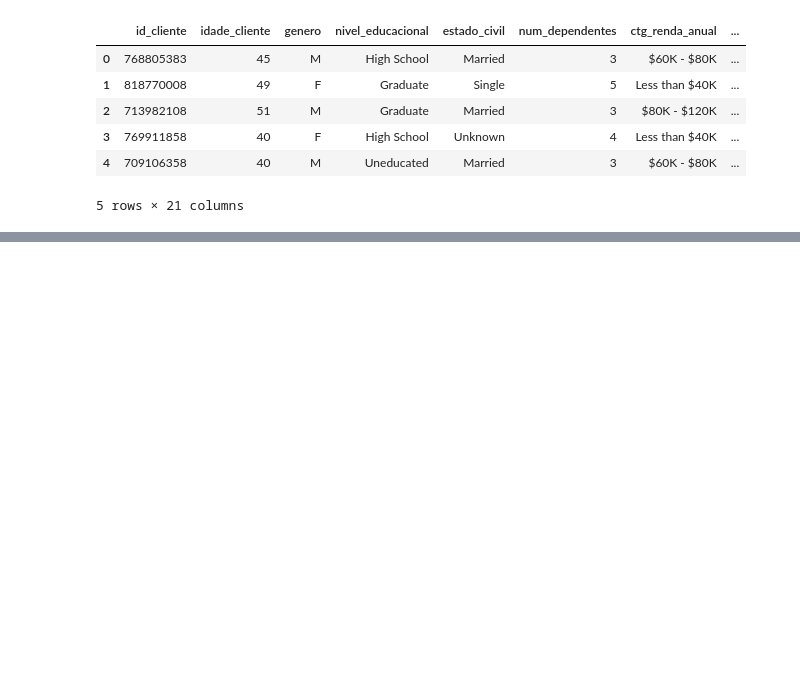
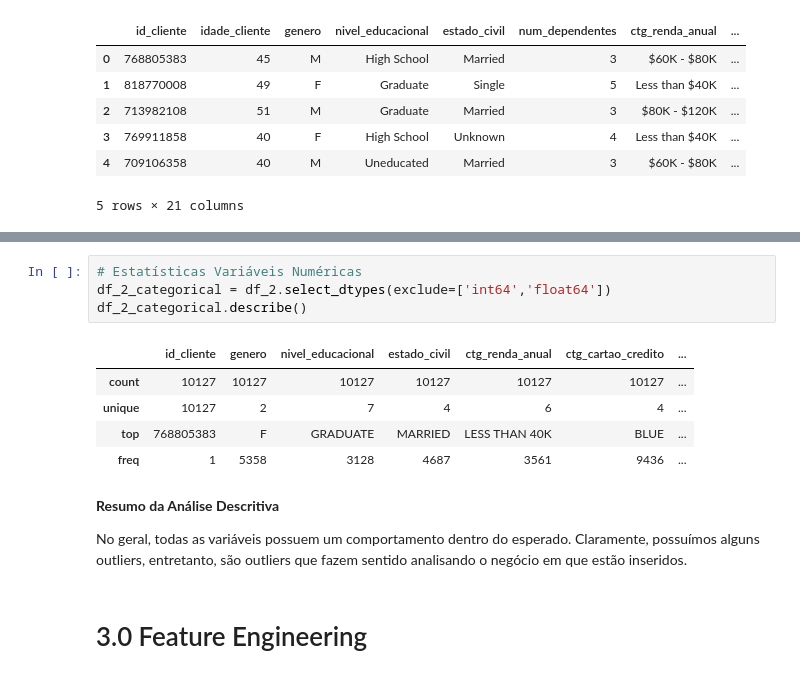
Before and after one commit to jefferson-datascience/predicao_churn_banco, a Jupyter notebook: ciclo_01.ipynb, the cells around one changed output, grey strips where cells are left out. Saved outputs shown, nothing was run; the diff lists cells and outputs as text; blank space fills up the shorter version.

```diff
--- a/ciclo_01.ipynb
+++ b/ciclo_01.ipynb
@@ -120,0 +198,16 @@ df_2.head()
+# %%
+# Estatísticas Variáveis Numéricas
+df_2_categorical = df_2.select_dtypes(exclude=['int64','float64'])
+df_2_categorical.describe()
+# %% [output]
+|  | id_cliente | genero | nivel_educacional | estado_civil | ctg_renda_anual | ctg_cartao_credito | ... |
+| count | 10127 | 10127 | 10127 | 10127 | 10127 | 10127 | ... |
+| unique | 10127 | 2 | 7 | 4 | 6 | 4 | ... |
+| top | 768805383 | F | GRADUATE | MARRIED | LESS THAN 40K | BLUE | ... |
+| freq | 1 | 5358 | 3128 | 4687 | 3561 | 9436 | ... |
+# %% [markdown]
+**Resumo da Análise Descritiva**
+
+No geral, todas as variáveis possuem um comportamento dentro do esperado. Claramente, possuímos alguns outliers, entretanto, são outliers que fazem sentido analisando o negócio em que estão inseridos.
+# %% [markdown]
+# 3.0 Feature Engineering
```
Also changed, not shown: parts of 8 cells of this notebook, 1 other file.
